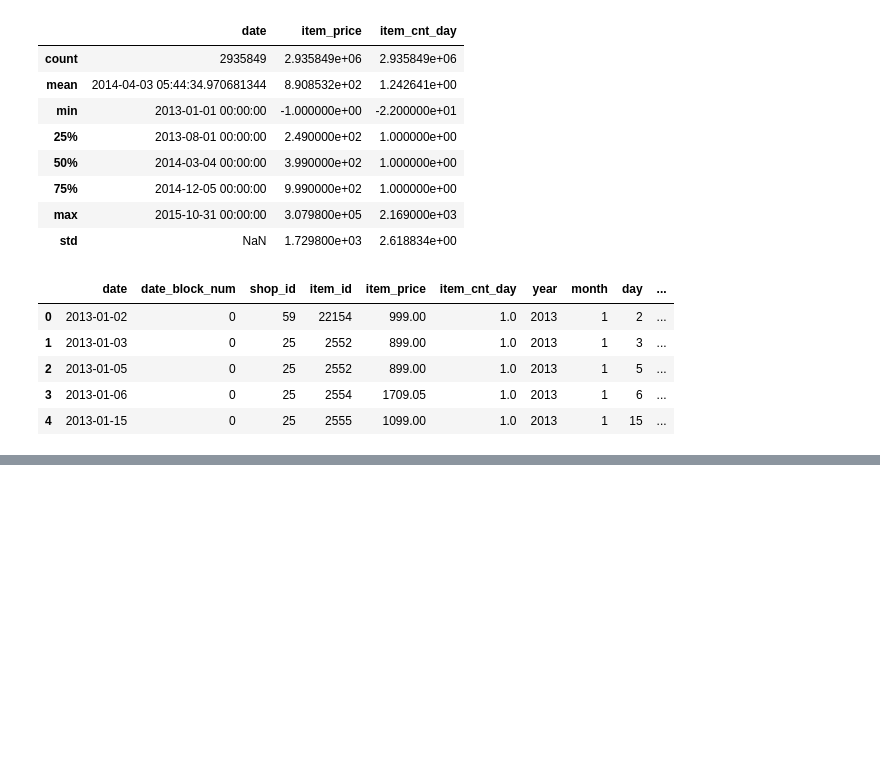
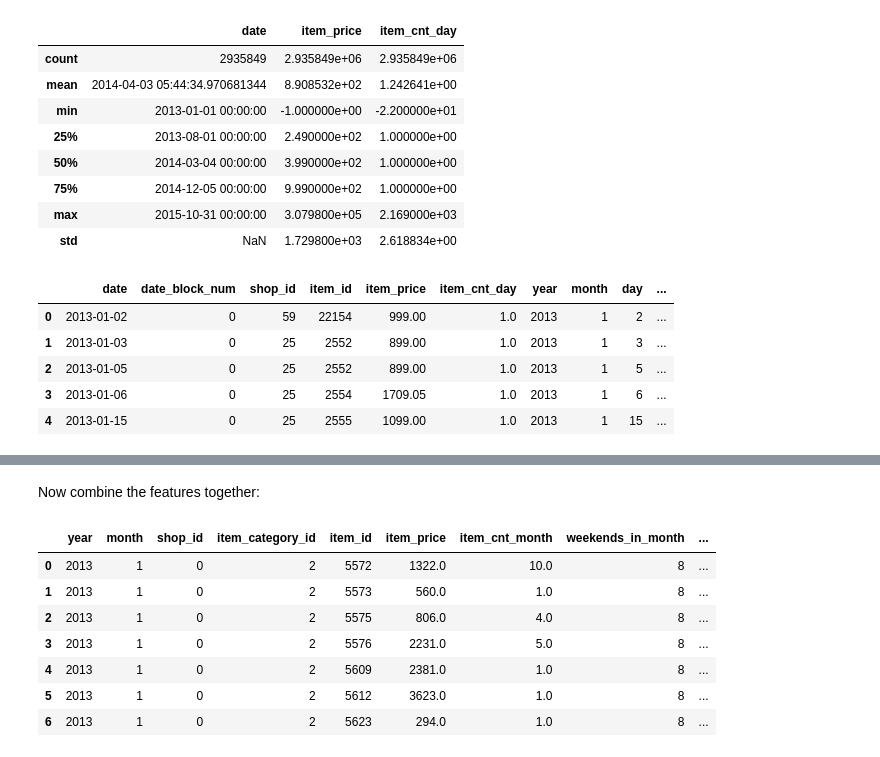
Before and after one commit to thaianle/future-sales-prediction, a Jupyter notebook: 02_new_features.ipynb, the cells around one changed output, grey strips where cells are left out. Cells and saved outputs as stored; diff of their text form; code cells hidden in the pictures; blank space fills up the shorter version.

Commit message:
Create new time series features for training

```diff
--- a/02_new_features.ipynb
+++ b/02_new_features.ipynb
@@ -135,11 +135,3 @@ sales_train.head()
 | 2 | 2013-01-05 | 0 | 25 | 2552 | 899.00 | -1.0 | 2013 | 1 | 5 |
 | 3 | 2013-01-06 | 0 | 25 | 2554 | 1709.05 | 1.0 | 2013 | 1 | 6 |
 | 4 | 2013-01-15 | 0 | 25 | 2555 | 1099.00 | 1.0 | 2013 | 1 | 15 |
-# %%
-# Keep the month-year pair (in string format) to make date_block_num column more intelligible
-sales_train['month_year'] = sales_train['date'].dt.strftime('%Y-%m-%d').str[:7]
-
-# dt.strftime(...) to convert the datetime format of 'date' into string format
-# str[:7] to extract the month and year in the date string
-
-sales_train.head()
@@ -214,0 +351,6 @@ sales_full.head()
+# %%
+# Count the number of days as weekends and holidays in a (month, year) pair
+sales_days.drop('date', axis = 1, inplace = True)
+sales_days = sales_days.groupby(['year', 'month'], as_index = False).sum()
+sales_days.rename(columns = {'weekend_indicator': 'weekends_in_month', 'holiday_indicator': 'holidays_in_month'}, inplace = True)
+sales_days.head(7)
@@ -214,0 +437,16 @@ sales_full.head()
+# %% [markdown]
+Now combine the features together:
+# %%
+final_features = sales_features.merge(sales_days, how = 'left', on = ['year', 'month'])\
+    .merge(sales_month, how = 'left', on = ['year', 'month'])
+
+final_features.head(7)
+# %% [output]
+|  | year | month | shop_id | item_category_id | item_id | item_price | item_cnt_month | weekends_in_month | ... |
+| 0 | 2013 | 1 | 0 | 2 | 5572 | 1322.0 | 10.0 | 8 | ... |
+| 1 | 2013 | 1 | 0 | 2 | 5573 | 560.0 | 1.0 | 8 | ... |
+| 2 | 2013 | 1 | 0 | 2 | 5575 | 806.0 | 4.0 | 8 | ... |
+| 3 | 2013 | 1 | 0 | 2 | 5576 | 2231.0 | 5.0 | 8 | ... |
+| 4 | 2013 | 1 | 0 | 2 | 5609 | 2381.0 | 1.0 | 8 | ... |
+| 5 | 2013 | 1 | 0 | 2 | 5612 | 3623.0 | 1.0 | 8 | ... |
+| 6 | 2013 | 1 | 0 | 2 | 5623 | 294.0 | 1.0 | 8 | ... |
```
Also changed, not shown: parts of 25 cells of this notebook, 1 other file.
